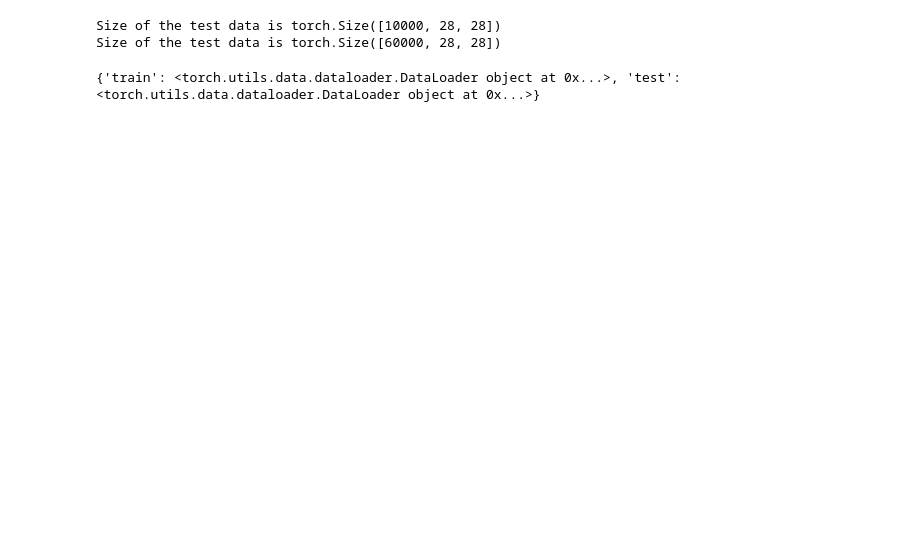
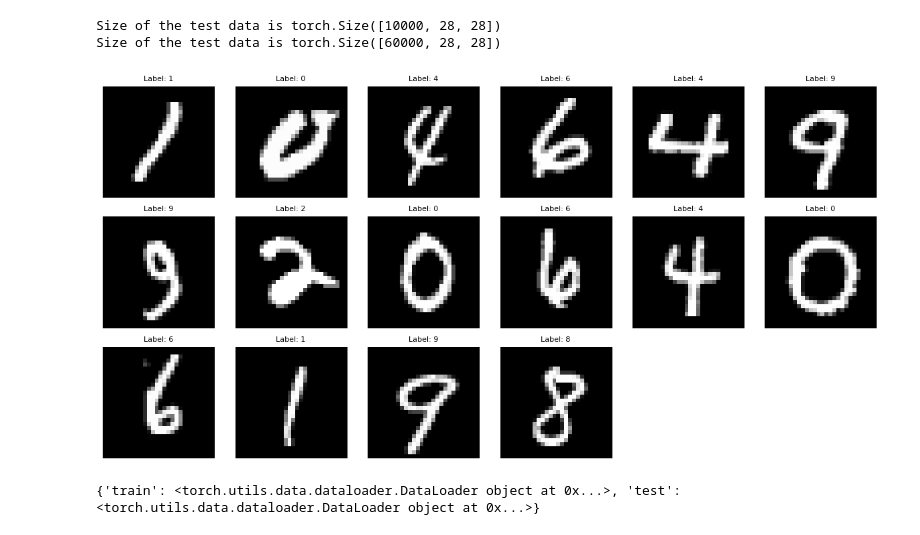
Before and after one commit to smartestnerdfromtown/handwrt_dgt_rcgn_pytorch, a Jupyter notebook: main.ipynb, the cells around one changed output. Saved outputs shown, nothing was run; the diff lists cells and outputs as text; code cells hidden in the pictures; blank space fills up the shorter version.

```diff
--- a/main.ipynb
+++ b/main.ipynb
@@ -17,6 +17,57 @@ print(f"Size of the test data is {train_data.data.shape}")
 # %% [output]
 Size of the test data is torch.Size([10000, 28, 28])
 Size of the test data is torch.Size([60000, 28, 28])
+# %%
+import random as rn
+import matplotlib.pyplot as plt
+import math
+
+
+def visualize_random_images(dataset, num_images=10, images_per_row=5) -> None:
+    """
+    Displays a set of random images from the dataset in a grid format.
+
+    Parameters:
+    dataset (torch.utils.data.Dataset): The dataset to sample images from.
+    num_images (int): The total number of images to display (default: 10).
+    images_per_row (int): Number of images per row in the grid (default: 5).
+
+    Returns:
+    None
+    """
+
+    dataset_size = len(dataset)
+    random_idx = [rn.randint(0, dataset_size - 1) for _ in range(num_images)]
+
+    # calculating the needed number of rows
+    num_rows = math.ceil(num_images / images_per_row)
+
+    fig, axes = plt.subplots(
+        num_rows, images_per_row, figsize=(images_per_row * 2, num_rows * 2)
+    )
+
+    axes = axes.flatten() if num_rows > 1 else [axes]
+
+    for i, idx in enumerate(random_idx):
+        data, target = dataset[idx]
+        image = data.squeeze().numpy()  # Convert tensor to numpy format
+
+        # Display image
+        axes[i].imshow(image, cmap="gray")
+        axes[i].set_title(f"Label: {target}", fontsize=8)
+        axes[i].axis("off")
+
+    # Hide any unused subplot areas
+    for j in range(i + 1, len(axes)):
+        axes[j].axis("off")
+
+    plt.tight_layout()
+    plt.show()
+
+
+visualize_random_images(train_data, num_images=16, images_per_row=6)
+# %% [output]
+[figure, added]
 # %%
 from torch.utils.data import DataLoader
 
```
Also changed, not shown: parts of 7 cells of this notebook.
